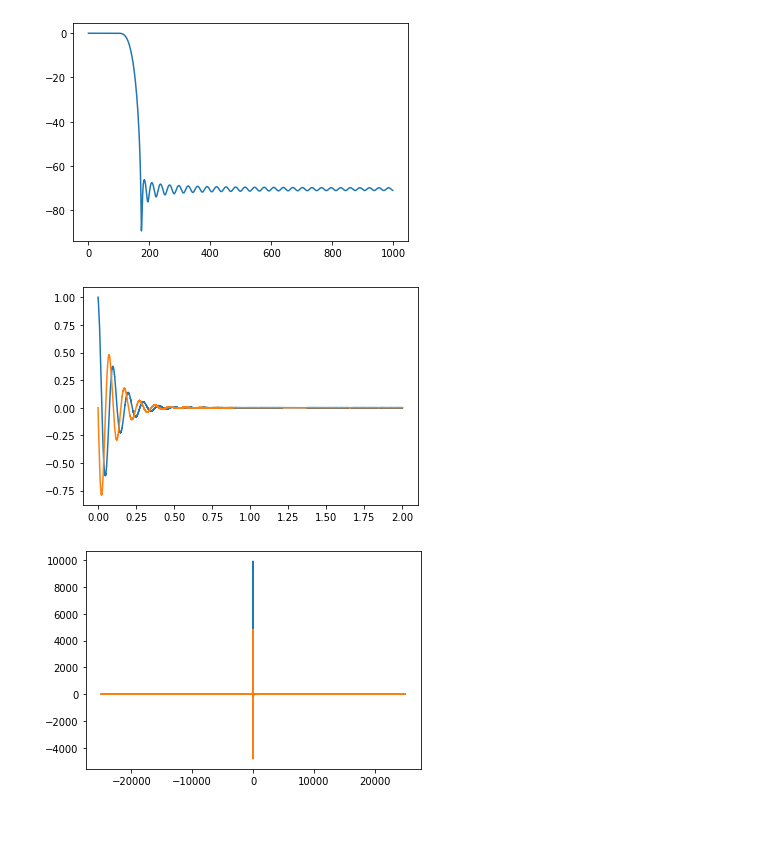
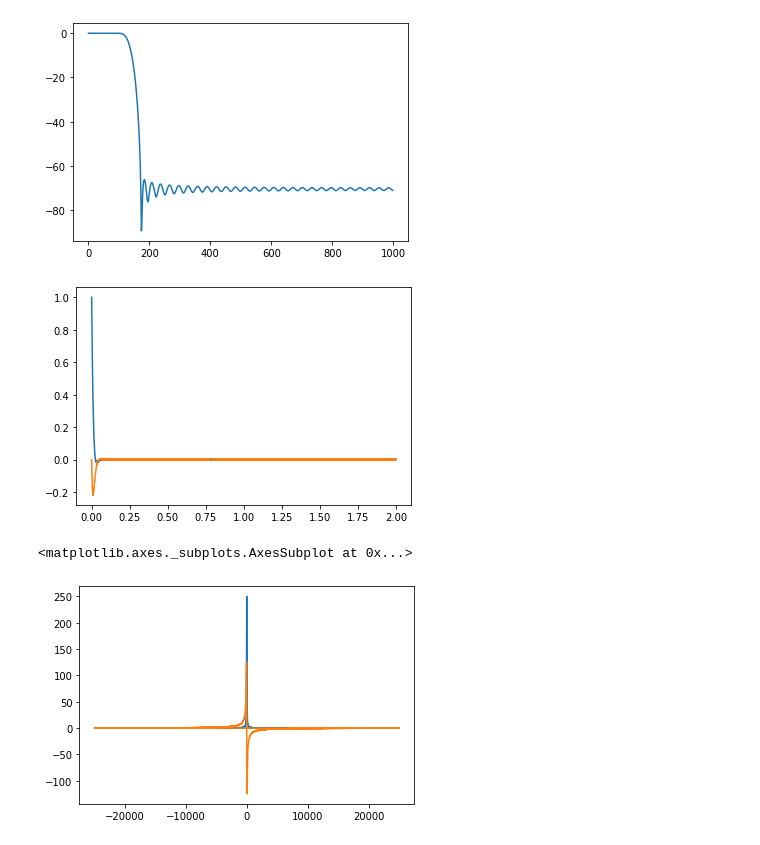
Before and after one commit to PyTran/jupyter-online, a Jupyter notebook: FIR.ipynb, the cells around one changed output. Drawn from its saved outputs; the diff is of its cells as text; code cells hidden in the pictures.

```diff
--- a/FIR.ipynb
+++ b/FIR.ipynb
@@ -39,24 +39,27 @@ plt.plot(0.5*fs*freq/np.pi, 20*np.log10(np.absolute(response)));
 [figure]
 # %%
 # Lets generate a signal
+A = 1.0 #[Amplitude arbitrary units]
 dwell = 20e-6 #[s]
-tau = 0.1 #[s]
+tau = 0.01 #[s]
 w = 10*2*np.pi #[Hz]
 noise = 0.001
 
 times = np.linspace(0,2,np.int(1/dwell))
-signal = np.exp(-1j*w*times)*np.exp(-times/tau) + 1j*noise*np.random.random(len(times)) + noise*np.random.random(len(times))
+signal = A*np.exp(-1j*w*times)*np.exp(-times/tau) + 1j*noise*np.random.random(len(times)) + noise*np.random.random(len(times))
 plt.plot(times, np.real(signal));
 plt.plot(times, np.imag(signal));
 # %% [output]
-[figure, old version]
+[figure, new version]
 # %%
 # Lets do the FT of the signal
 
 signal_ft = np.fft.fft(signal)
 freqs = np.fft.fftfreq(len(signal), dwell)
+
 plt.plot(freqs,np.real(signal_ft));
 plt.plot(freqs,np.imag(signal_ft));
 plt.axes()
 # %% [output]
+<matplotlib.axes._subplots.AxesSubplot at 0x...>
-[figure, old version]
+[figure, new version]
```
